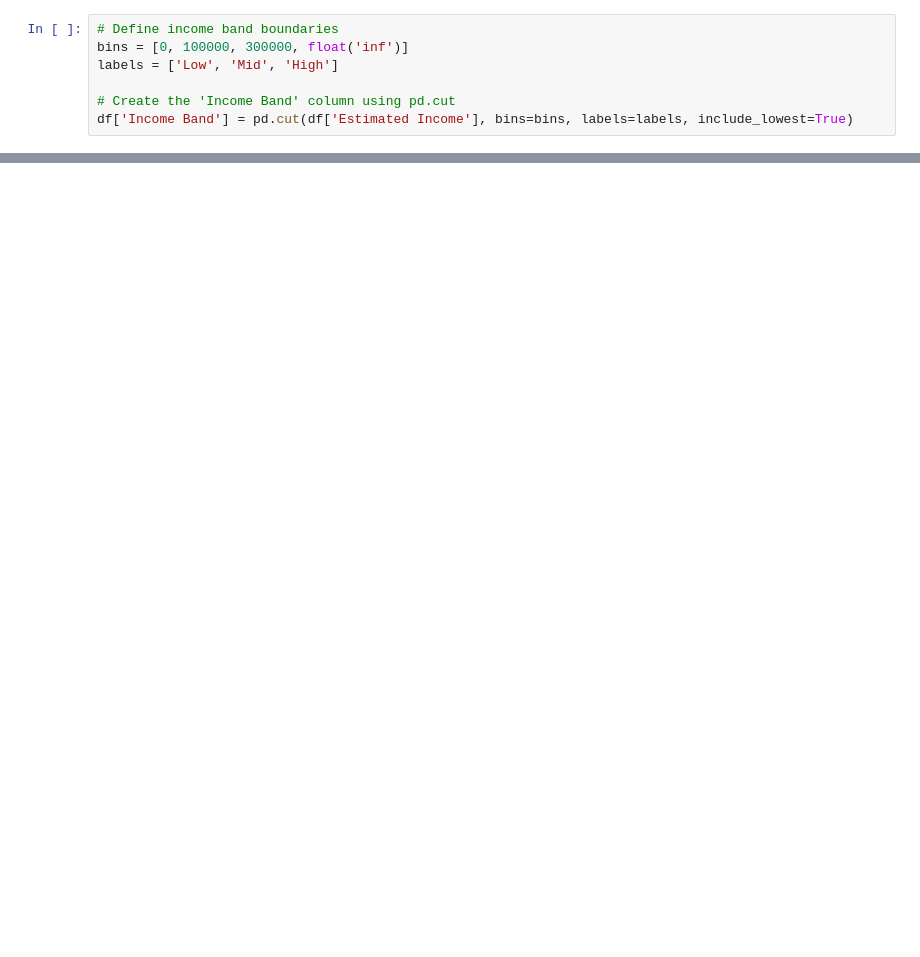
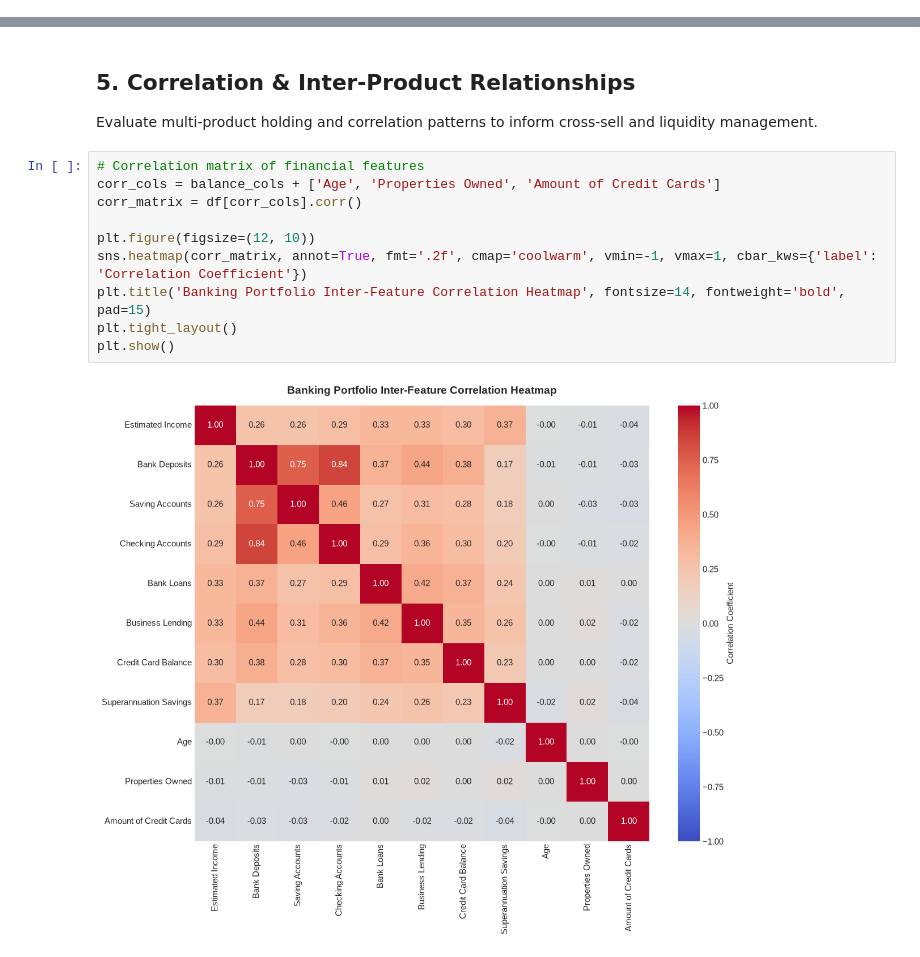
Before and after one commit to KOUSHIK1815/Banking-Analytics-Dashboard, a Jupyter notebook: notebooks/banking_eda.ipynb, the cells around one changed output, grey strips where cells are left out. Cells and saved outputs as stored; diff of their text form; blank space fills up the shorter version.

```diff
--- a/notebooks/banking_eda.ipynb
+++ b/notebooks/banking_eda.ipynb
@@ -22,7 +54,0 @@ df["Estimated Income"]
-# %%
-# Define income band boundaries
-bins = [0, 100000, 300000, float('inf')]
-labels = ['Low', 'Mid', 'High']
-
-# Create the 'Income Band' column using pd.cut
-df['Income Band'] = pd.cut(df['Estimated Income'], bins=bins, labels=labels, include_lowest=True)
@@ -126,0 +191,16 @@ Business Lending’s moderate link to Bank Loans suggests some customers may hav
+# %% [markdown]
+## 5. Correlation & Inter-Product Relationships
+
+Evaluate multi-product holding and correlation patterns to inform cross-sell and liquidity management.
+# %%
+# Correlation matrix of financial features
+corr_cols = balance_cols + ['Age', 'Properties Owned', 'Amount of Credit Cards']
+corr_matrix = df[corr_cols].corr()
+
+plt.figure(figsize=(12, 10))
+sns.heatmap(corr_matrix, annot=True, fmt='.2f', cmap='coolwarm', vmin=-1, vmax=1, cbar_kws={'label': 'Correlation Coefficient'})
+plt.title('Banking Portfolio Inter-Feature Correlation Heatmap', fontsize=14, fontweight='bold', pad=15)
+plt.tight_layout()
+plt.show()
+# %% [output]
+[figure, added]
```
Also changed, not shown: parts of 25 cells of this notebook, 25 other files.
